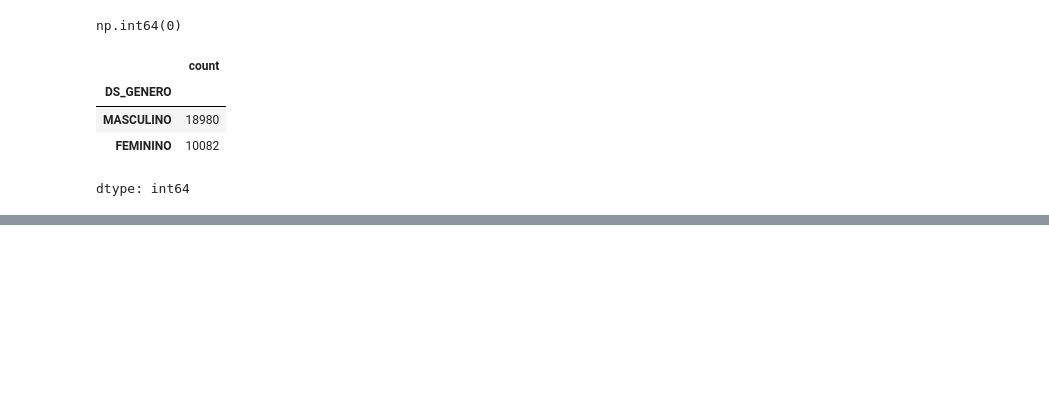
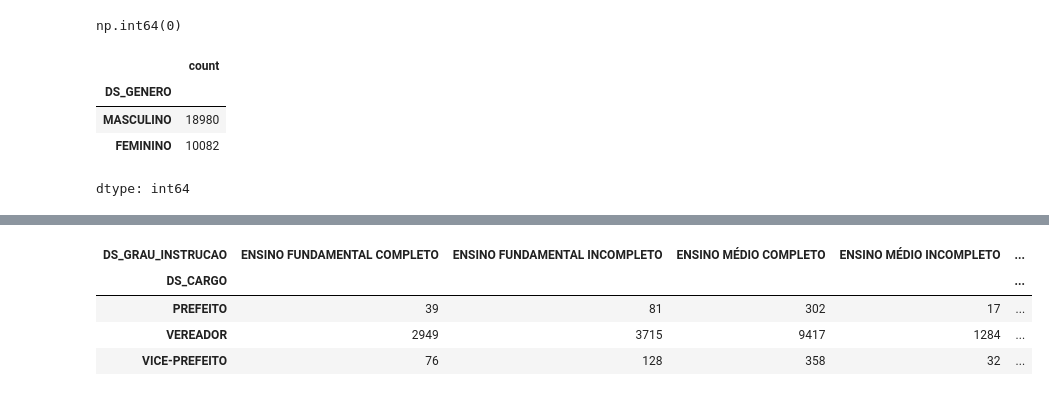
Before and after one commit to brendharosa/primeiro1, a Jupyter notebook: Projeto_Prático_Individual.ipynb, the cells around one changed output, grey strips where cells are left out. Saved outputs shown, nothing was run; the diff lists cells and outputs as text; code cells hidden in the pictures; blank space fills up the shorter version.

```diff
--- a/Projeto_Prático_Individual.ipynb
+++ b/Projeto_Prático_Individual.ipynb
@@ -120,0 +296,15 @@ dtype: int64
+# %%
+# Compara a escolaridade dos candidatos de acordo com o cargo disputado
+escolaridade_cargo = pd.crosstab(
+    dados["DS_CARGO"],
+    dados["DS_GRAU_INSTRUCAO"]
+)
+
+# Mostra a tabela com a comparação
+escolaridade_cargo
+# %% [output]
+| DS_GRAU_INSTRUCAO | ENSINO FUNDAMENTAL COMPLETO | ENSINO FUNDAMENTAL INCOMPLETO | ENSINO MÉDIO COMPLETO | ENSINO MÉDIO INCOMPLETO | ... |
+| DS_CARGO |  |  |  |  | ... |
+| PREFEITO | 39 | 81 | 302 | 17 | ... |
+| VEREADOR | 2949 | 3715 | 9417 | 1284 | ... |
+| VICE-PREFEITO | 76 | 128 | 358 | 32 | ... |
```
Also changed, not shown: parts of 12 cells of this notebook.
